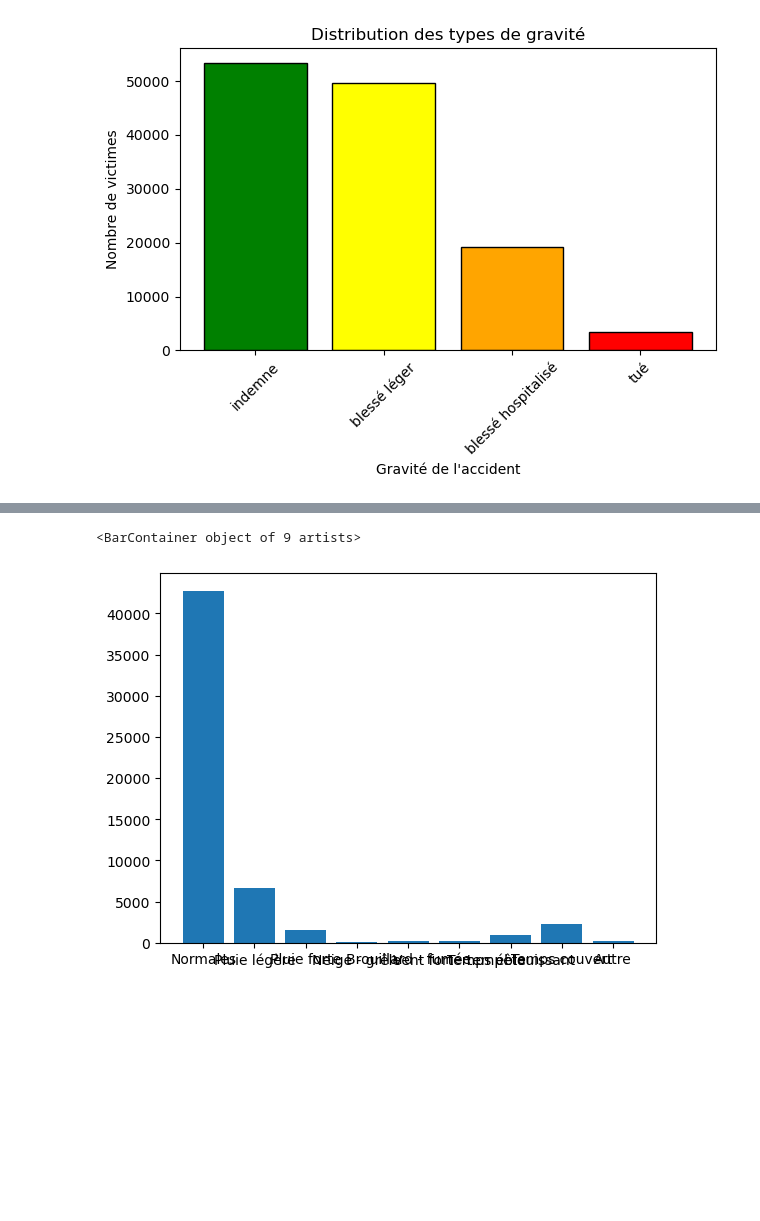
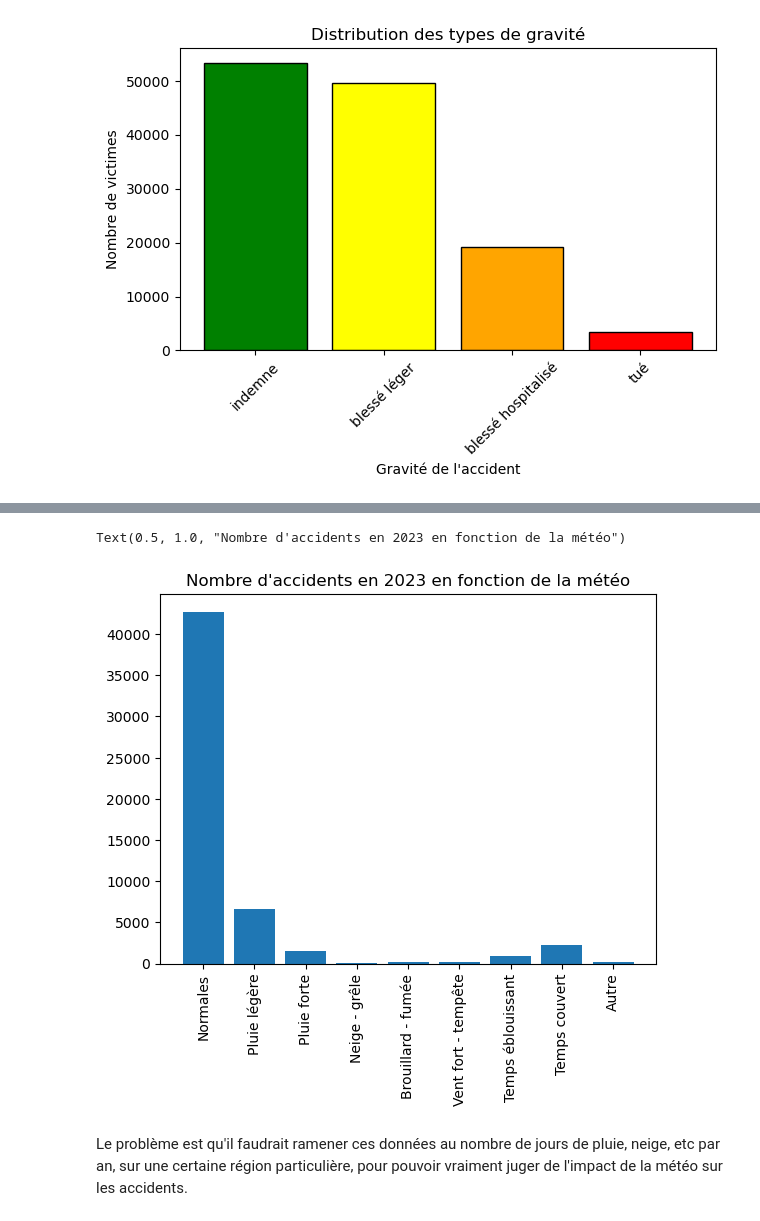
Before and after one commit to celineferbach/Projet-accidents-de-la-route, a Jupyter notebook: importation.ipynb, the cells around one changed output, grey strips where cells are left out. Cells and saved outputs as stored; diff of their text form; code cells hidden in the pictures; blank space fills up the shorter version.

```diff
--- a/importation.ipynb
+++ b/importation.ipynb
@@ -170,12 +280,16 @@ plt.show()
 # %%
 df_atm = df.groupby("atm").agg({"Num_Acc": "nunique"})
 Num_Acc = df_atm["Num_Acc"].tolist()
 Num_Acc.pop(0)
 
 hist = { "atm" : ["Normales", "Pluie légère", "Pluie forte", "Neige - grêle", "Brouillard - fumée",
                   "Vent fort - tempête", "Temps éblouissant", "Temps couvert", "Autre"],
         "Num_Acc" : Num_Acc}
 plt.bar(hist["atm"], hist["Num_Acc"])
+plt.xticks(rotation = 90)
+plt.title("Nombre d'accidents en 2023 en fonction de la météo")
 # %% [output]
-<BarContainer object of 9 artists>
+Text(0.5, 1.0, "Nombre d'accidents en 2023 en fonction de la météo")
-[figure, old version]
+[figure, new version]
+# %% [markdown]
+Le problème est qu'il faudrait ramener ces données au nombre de jours de pluie, neige, etc par an, sur une certaine région particulière, pour pouvoir vraiment juger de l'impact de la météo sur les accidents.
```
Also changed, not shown: parts of 5 cells of this notebook.
